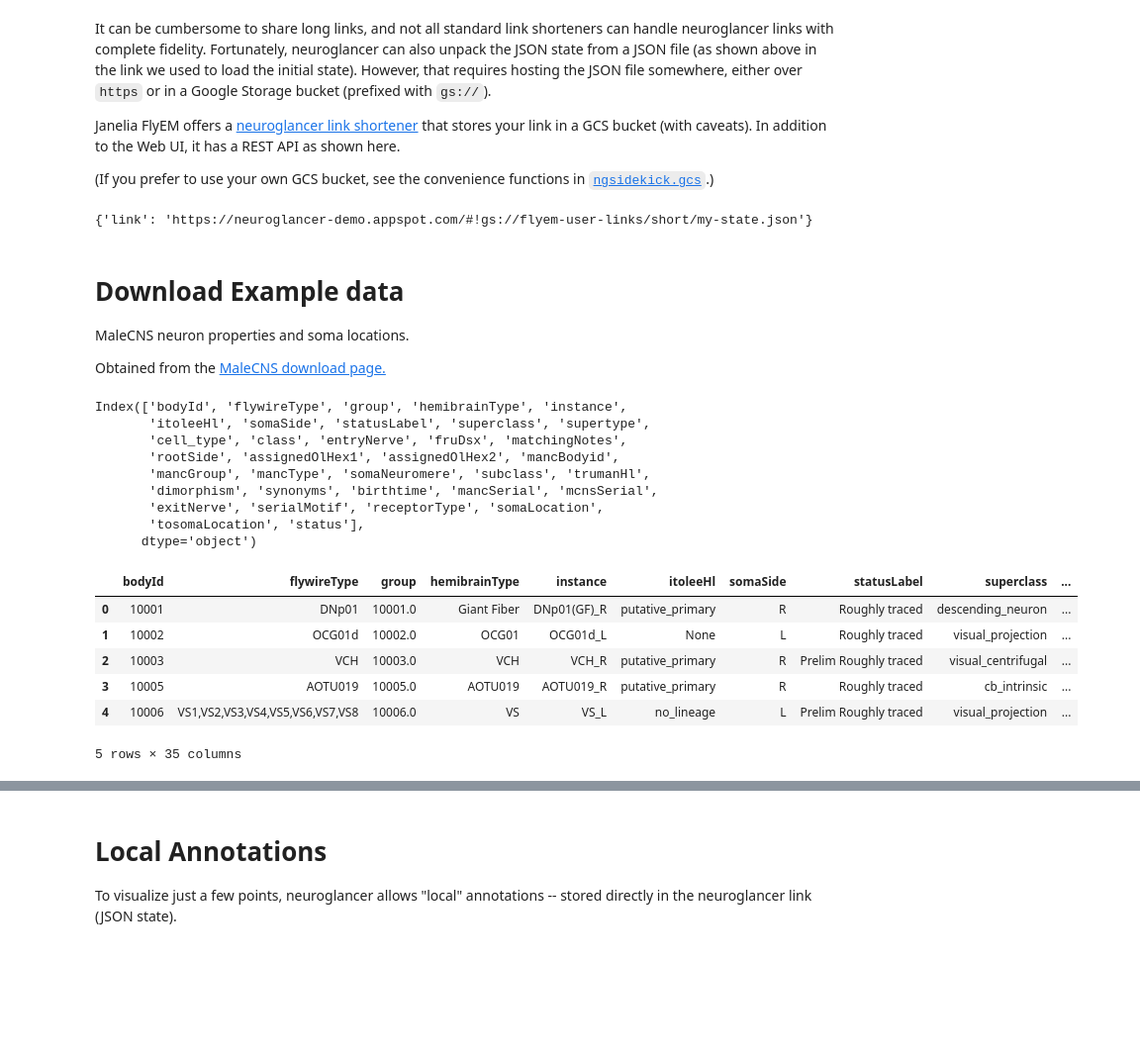
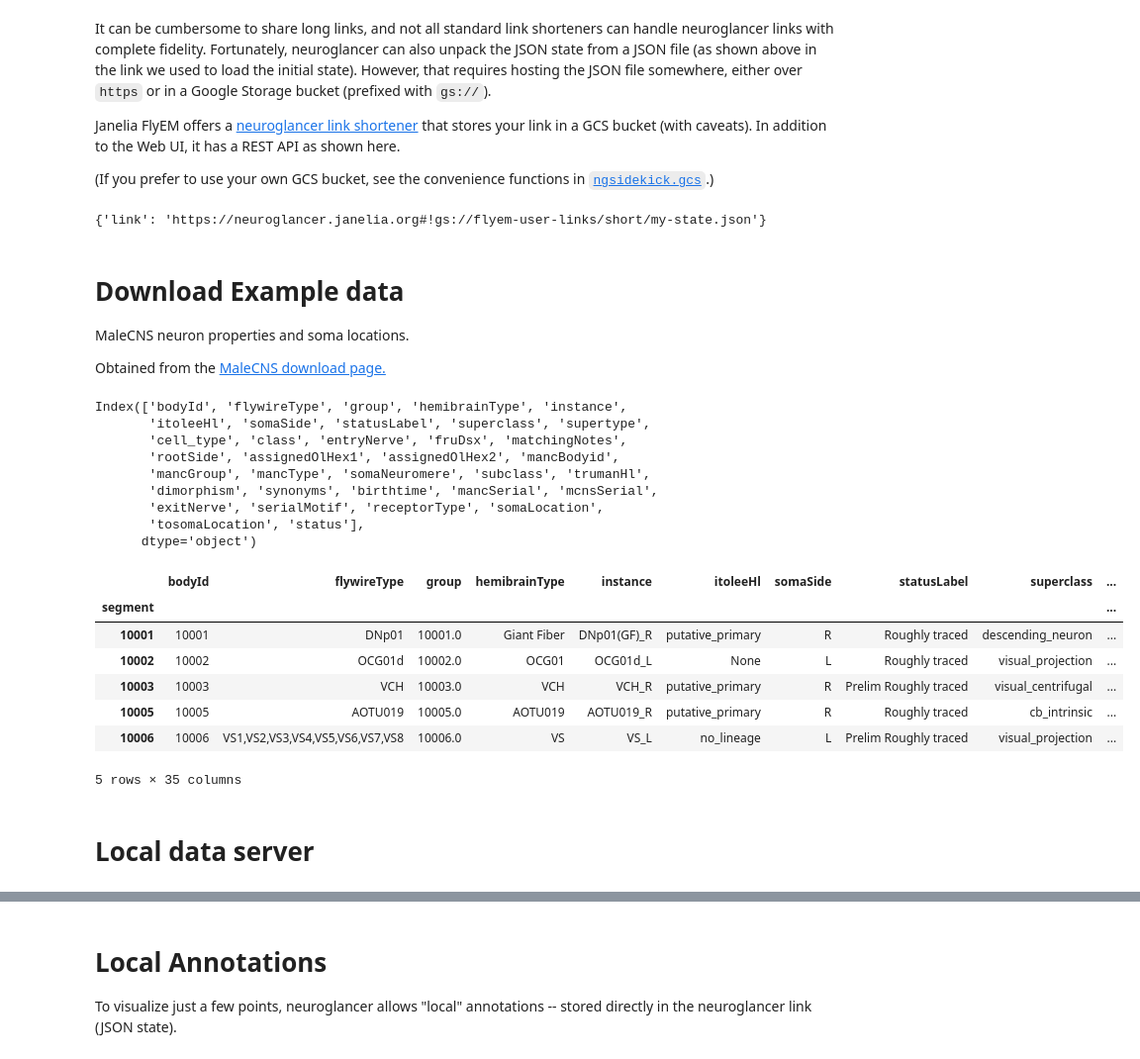
Before and after one commit to janelia-flyem/ngsidekick, a Jupyter notebook: tutorials/tutorial.ipynb, the cells around one changed output, grey strips where cells are left out. Shown at 99% size. Drawn from its saved outputs; the diff is of its cells as text; code cells hidden in the pictures; blank space fills up the shorter version.

```diff
--- a/tutorials/tutorial.ipynb
+++ b/tutorials/tutorial.ipynb
@@ -65,10 +90,12 @@ Janelia FlyEM offers a [neuroglancer link shortener][shortng] that stores your l
 # %%
 import requests
 
-SHORTENER_URL = 'https://shortng-bmcp5imp6q-uc.a.run.app'
+SHORTENER_URL = 'https://shortng-bmcp5imp6q-uc.a.run.app/shortng'
 
-r = requests.post(f'{SHORTENER_URL}/shortng', json={
+r = requests.post(f'{SHORTENER_URL}', json={
         'state': state,
+
+        'domain': 'https://neuroglancer.janelia.org',
 
         # Optional: A default name is chosen if you don't provide one.
         'filename': 'my-state.json',
@@ -80,7 +107,7 @@ r = requests.post(f'{SHORTENER_URL}/shortng', json={
 
 print(r.json())
 # %% [output]
-{'link': 'https://neuroglancer-demo.appspot.com/#!gs://flyem-user-links/short/my-state.json'}
+{'link': 'https://neuroglancer.janelia.org#!gs://flyem-user-links/short/my-state.json'}
 # %% [markdown]
 # Download Example data
 
@@ -92,27 +119,33 @@ Obtained from the [MaleCNS download page.][1]
 # %%
 body_annotations_url = 'https://storage.googleapis.com/flyem-male-cns/v0.9/connectome-data/flat-connectome/body-annotations-male-cns-v0.9-minconf-0.5.feather'
 df = pd.read_feather(body_annotations_url)
 
 # The "type" column has the cell type, but later on we'll use "type" to mean something else,
 # so rename "type" -> "cell_type"
 df = df.rename(columns={'type': 'cell_type'})
 
+# Make the index correspond to the body ID
+df.index = df['bodyId'].rename('segment')
+
 print(df.columns)
 df.head()
 # %% [output]
 Index(['bodyId', 'flywireType', 'group', 'hemibrainType', 'instance',
        'itoleeHl', 'somaSide', 'statusLabel', 'superclass', 'supertype',
        'cell_type', 'class', 'entryNerve', 'fruDsx', 'matchingNotes',
        'rootSide', 'assignedOlHex1', 'assignedOlHex2', 'mancBodyid',
        'mancGroup', 'mancType', 'somaNeuromere', 'subclass', 'trumanHl',
        'dimorphism', 'synonyms', 'birthtime', 'mancSerial', 'mcnsSerial',
        'exitNerve', 'serialMotif', 'receptorType', 'somaLocation',
        'tosomaLocation', 'status'],
       dtype='object')
 |  | bodyId | flywireType | group | hemibrainType | instance | itoleeHl | somaSide | statusLabel | superclass | ... |
-| 0 | 10001 | DNp01 | 10001.0 | Giant Fiber | DNp01(GF)_R | putative_primary | R | Roughly traced | descending_neuron | ... |
-| 1 | 10002 | OCG01d | 10002.0 | OCG01 | OCG01d_L | None | L | Roughly traced | visual_projection | ... |
-| 2 | 10003 | VCH | 10003.0 | VCH | VCH_R | putative_primary | R | Prelim Roughly traced | visual_centrifugal | ... |
-| 3 | 10005 | AOTU019 | 10005.0 | AOTU019 | AOTU019_R | putative_primary | R | Roughly traced | cb_intrinsic | ... |
-| 4 | 10006 | VS1,VS2,VS3,VS4,VS5,VS6,VS7,VS8 | 10006.0 | VS | VS_L | no_lineage | L | Prelim Roughly traced | visual_projection | ... |
+| segment |  |  |  |  |  |  |  |  |  | ... |
+| 10001 | 10001 | DNp01 | 10001.0 | Giant Fiber | DNp01(GF)_R | putative_primary | R | Roughly traced | descending_neuron | ... |
+| 10002 | 10002 | OCG01d | 10002.0 | OCG01 | OCG01d_L | None | L | Roughly traced | visual_projection | ... |
+| 10003 | 10003 | VCH | 10003.0 | VCH | VCH_R | putative_primary | R | Prelim Roughly traced | visual_centrifugal | ... |
+| 10005 | 10005 | AOTU019 | 10005.0 | AOTU019 | AOTU019_R | putative_primary | R | Roughly traced | cb_intrinsic | ... |
+| 10006 | 10006 | VS1,VS2,VS3,VS4,VS5,VS6,VS7,VS8 | 10006.0 | VS | VS_L | no_lineage | L | Prelim Roughly traced | visual_projection | ... |
 5 rows × 35 columns
+# %% [markdown]
+# Local data server
```
Also changed, not shown: parts of 34 cells of this notebook.
